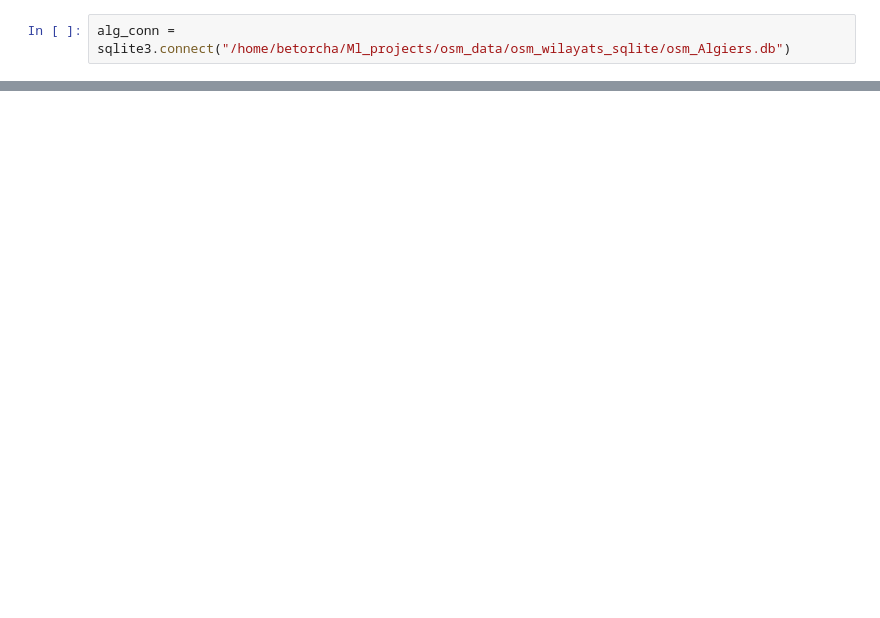
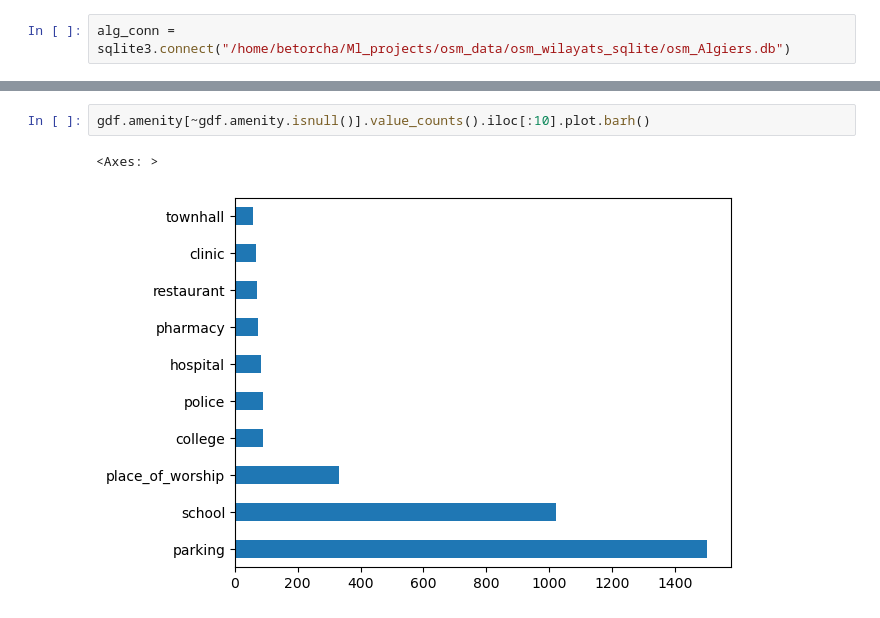
Before and after one commit to Quantaki/osm_data, a Jupyter notebook: Notebooks/eda.ipynb, the cells around one changed output, grey strips where cells are left out. Cells and saved outputs as stored; diff of their text form; blank space fills up the shorter version.

```diff
--- a/Notebooks/eda.ipynb
+++ b/Notebooks/eda.ipynb
@@ -78,0 +58,5 @@ Name: other_tags, Length: 428598, dtype: object
+# %%
+gdf.amenity[~gdf.amenity.isnull()].value_counts().iloc[:10].plot.barh()
+# %% [output]
+<Axes: >
+[figure, added]
```
Also changed, not shown: parts of 20 cells of this notebook.
